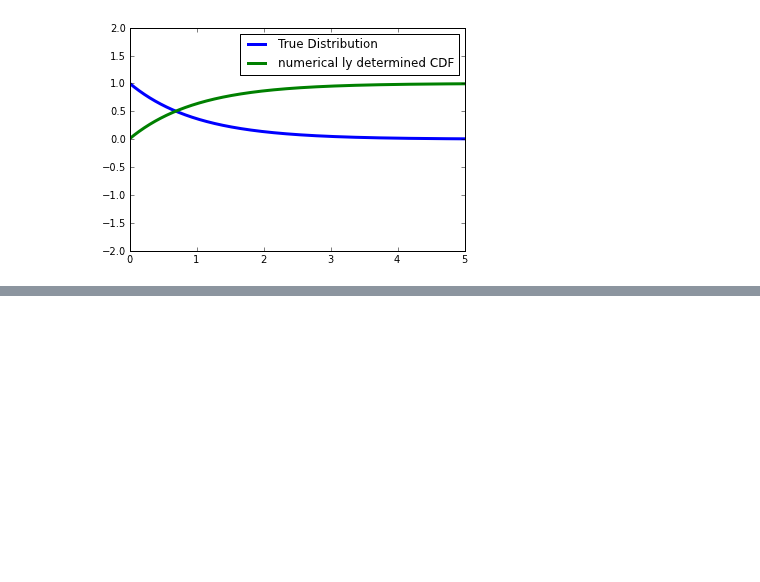
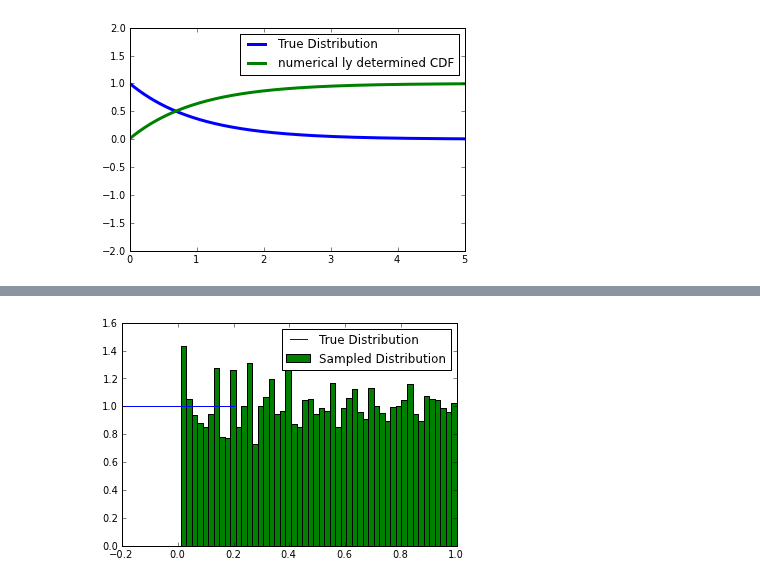
Before and after one commit to kreyno10/PHYS202-S13, a Jupyter notebook: Week8/Random Number and Monte Carlo.ipynb, the cells around one changed output, grey strips where cells are left out. Saved outputs shown, nothing was run; the diff lists cells and outputs as text; code cells hidden in the pictures; blank space fills up the shorter version.

```diff
--- a/Week8/Random Number and Monte Carlo.ipynb
+++ b/Week8/Random Number and Monte Carlo.ipynb
@@ -150,0 +197,8 @@ show()
+# %%
+x = arange(-0.2, 0.25, 0.05)
+plot(x, f(x), label="True Distribution")
+hist(photons,50,normed=True,label="Sampled Distribution")
+legend(loc=0)
+show()
+# %% [output]
+[figure, added]
```
Also changed, not shown: parts of 4 cells of this notebook.
